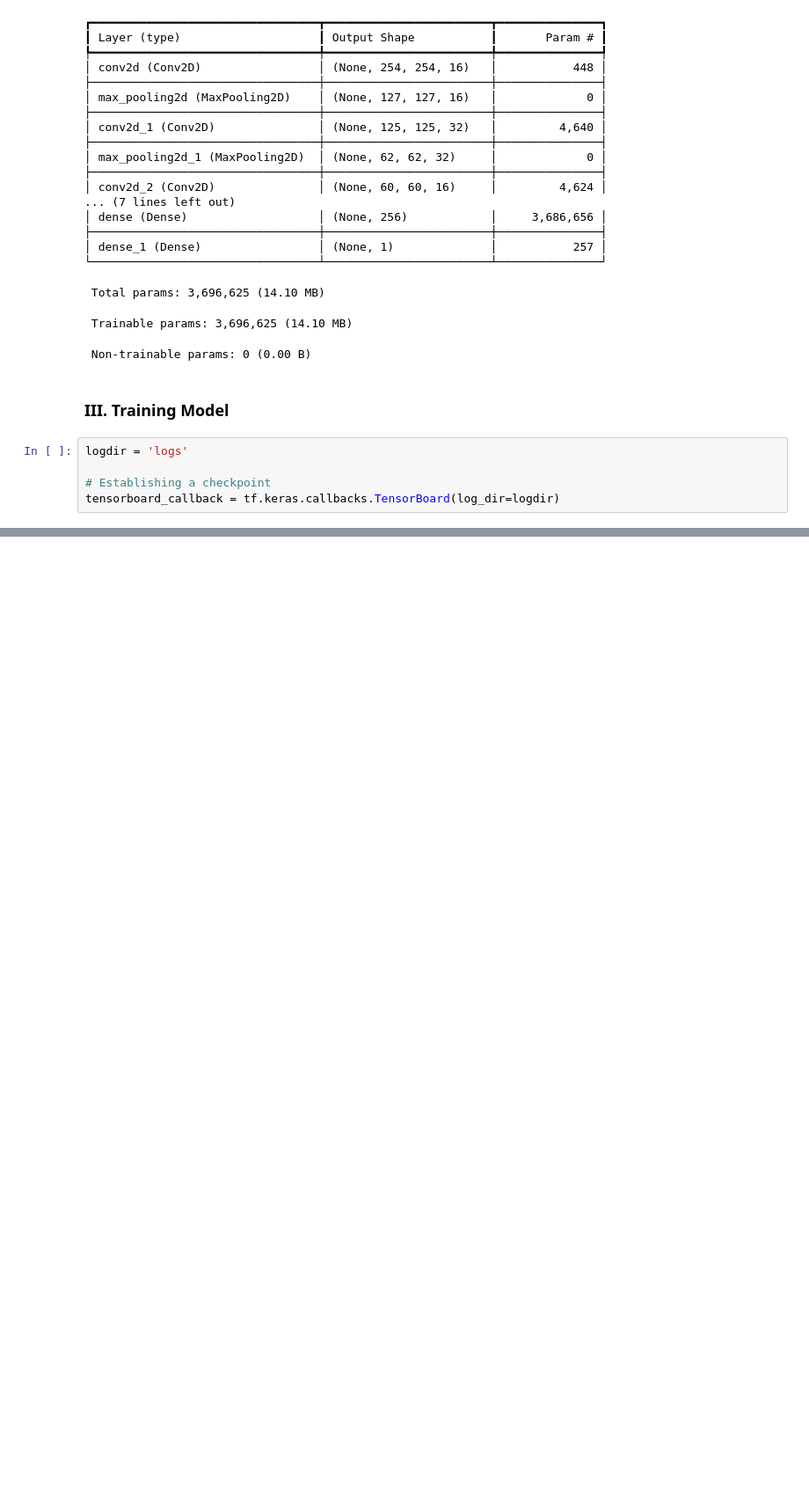
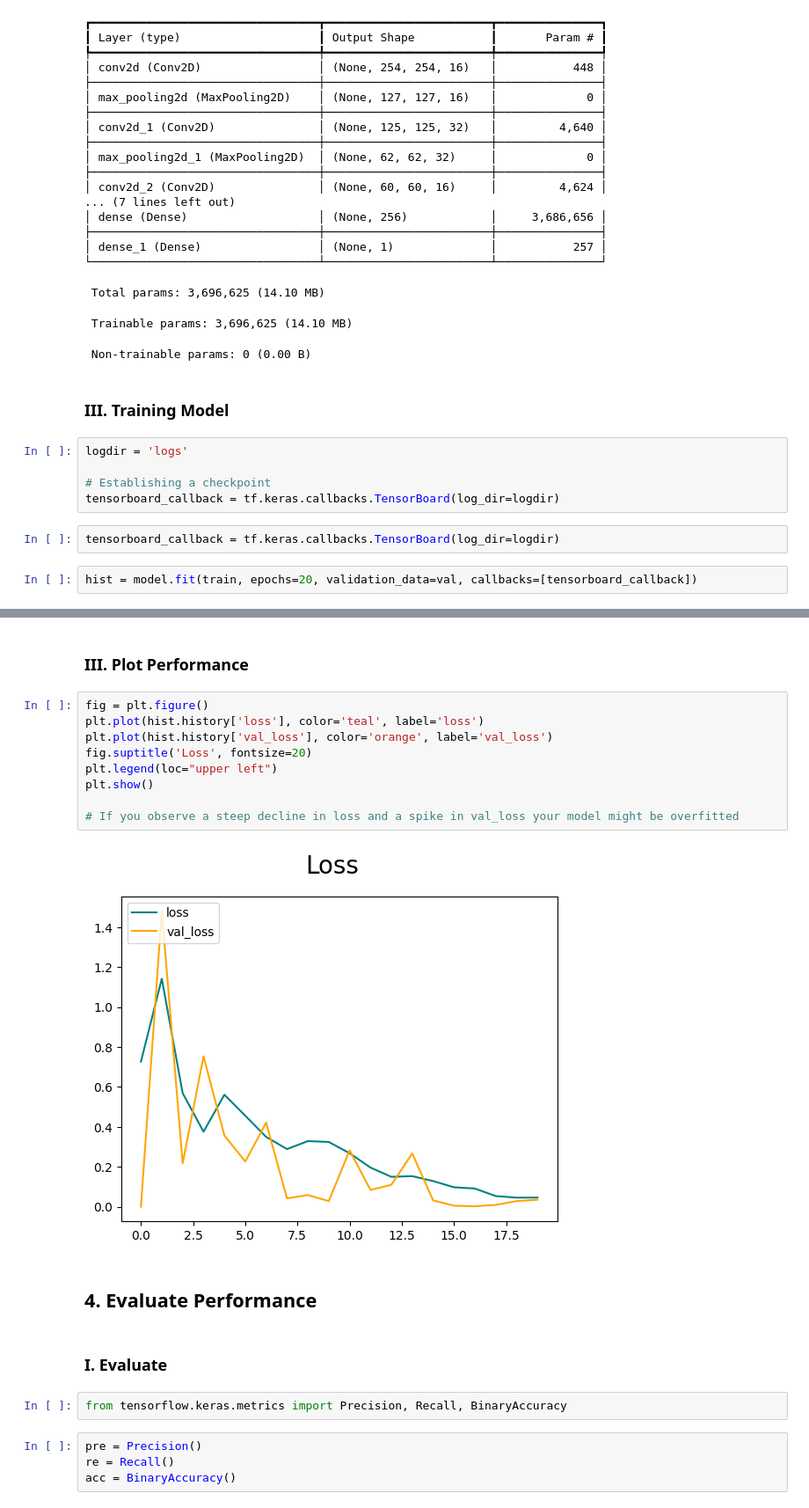
Before and after one commit to timothee-git/ImTimothee, a Jupyter notebook: First_Ever_Project.ipynb, the cells around one changed output, grey strips where cells are left out. Shown at 88% size. Drawn from its saved outputs; the diff is of its cells as text; blank space fills up the shorter version.

```diff
--- a/First_Ever_Project.ipynb
+++ b/First_Ever_Project.ipynb
@@ -215,3 +215,7 @@ logdir = 'logs'
 
 # Establishing a checkpoint
 tensorboard_callback = tf.keras.callbacks.TensorBoard(log_dir=logdir)
+# %%
+tensorboard_callback = tf.keras.callbacks.TensorBoard(log_dir=logdir)
+# %%
+hist = model.fit(train, epochs=20, validation_data=val, callbacks=[tensorboard_callback])
@@ -217,0 +260,23 @@ tensorboard_callback = tf.keras.callbacks.TensorBoard(log_dir=logdir)
+# %% [markdown]
+### **III. Plot Performance**
+# %%
+fig = plt.figure()
+plt.plot(hist.history['loss'], color='teal', label='loss')
+plt.plot(hist.history['val_loss'], color='orange', label='val_loss')
+fig.suptitle('Loss', fontsize=20)
+plt.legend(loc="upper left")
+plt.show()
+
+# If you observe a steep decline in loss and a spike in val_loss your model might be overfitted
+# %% [output]
+[figure, added]
+# %% [markdown]
+## **4. Evaluate Performance**
+# %% [markdown]
+### **I. Evaluate**
+# %%
+from tensorflow.keras.metrics import Precision, Recall, BinaryAccuracy
+# %%
+pre = Precision()
+re = Recall()
+acc = BinaryAccuracy()
```
Also changed, not shown: parts of 6 cells of this notebook.
